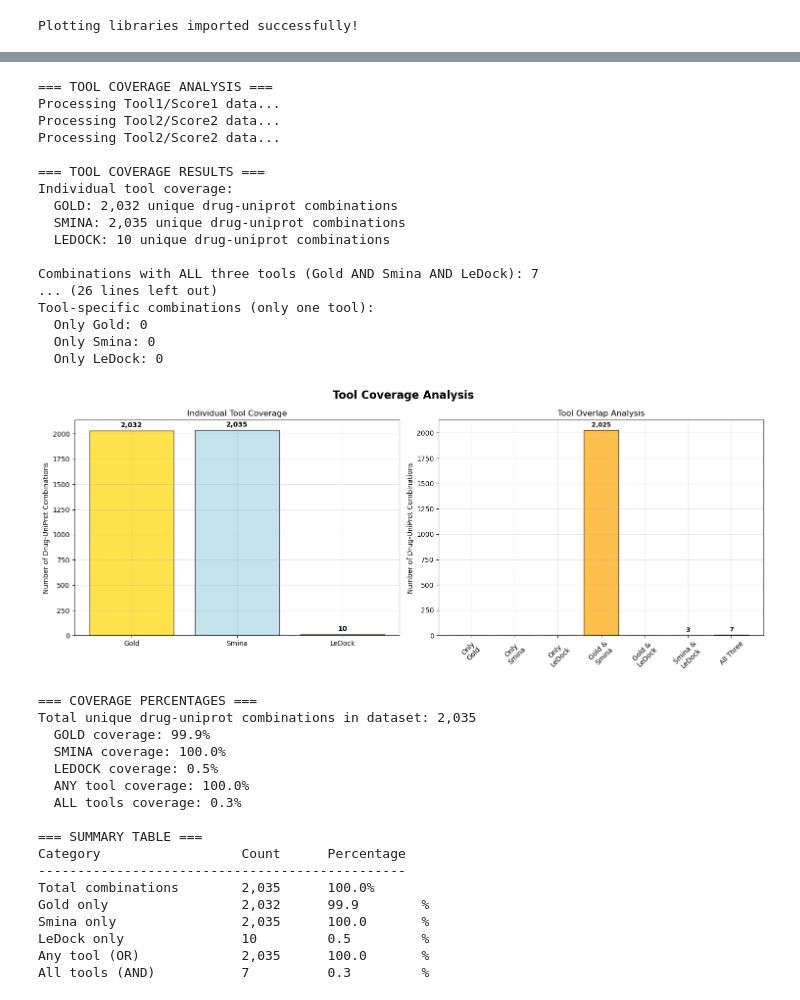
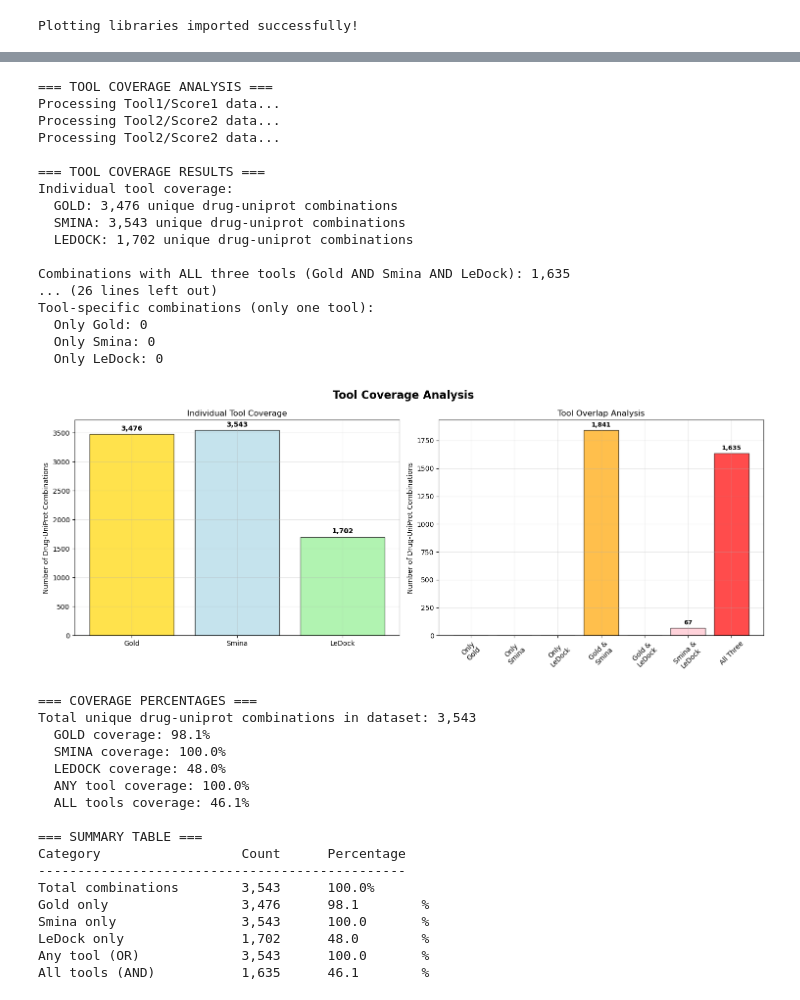
Before and after one commit to costbio/analyze_consensusdock, a Jupyter notebook: analysis_cons_dock_2025_07_05.ipynb, the cells around one changed output, grey strips where cells are left out. Saved outputs shown, nothing was run; the diff lists cells and outputs as text; code cells hidden in the pictures.

```diff
--- a/analysis_cons_dock_2025_07_05.ipynb
+++ b/analysis_cons_dock_2025_07_05.ipynb
@@ -828,10 +1113,10 @@ Max RMSD:            41.977          37.502          -4.475
 # %%
 # Drug and Gene Performance Analysis Plots (with scoring cutoffs)
 
-if not combined_data.is_empty() and rmsd_columns and 'filtered_data' in globals():
+if not combined_results.is_empty() and rmsd_columns and 'filtered_data' in globals():
     rmsd_col = rmsd_columns[0]
 
-    # Convert filtered data to pandas for easier plotting
+    # Convert filtered data to pandas only for plotting (minimal usage)
     plot_data = filtered_data.to_pandas()
 
     # Create figure with subplots
@@ -933,7 +1218,7 @@ if not combined_data.is_empty() and rmsd_columns and 'filtered_data' in globals(
 
     # Compare with unfiltered data
     print(f"\n=== FILTERING IMPACT ON PERFORMANCE ===")
-    unfiltered_plot_data = combined_data.to_pandas()
+    unfiltered_plot_data = combined_results.to_pandas()
 
     # Drug comparison
     unfiltered_drug_perf = unfiltered_plot_data.groupby('drugbank_id')[rmsd_col].agg(['min']).reset_index()
@@ -947,7 +1232,7 @@ if not combined_data.is_empty() and rmsd_columns and 'filtered_data' in globals(
     unfiltered_gene_count = len(unfiltered_gene_perf)
     print(f"Genes with data: {unfiltered_gene_count} -> {filtered_gene_count} (retained {(filtered_gene_count/unfiltered_gene_count)*100:.1f}%)")
 
-elif not combined_data.is_empty() and rmsd_columns:
+elif not combined_results.is_empty() and rmsd_columns:
     print("Warning: Filtered data not available. Please run the cell with scoring cutoffs first.")
 else:
     print("No RMSD data available for plotting.")
@@ -1152,14 +1251,14 @@ else:
 # %%
 # Score Distributions Analysis (Best Scores per Drug-UniProt Combination)
 
-if not combined_data.is_empty():
+if not combined_results.is_empty():
     print("=== SCORE DISTRIBUTIONS ANALYSIS ===")
 
     # Check if we have Tool and Score columns
-    has_tool1 = 'Tool1' in combined_data.columns
-    has_tool2 = 'Tool2' in combined_data.columns
-    has_score1 = 'Score1' in combined_data.columns
-    has_score2 = 'Score2' in combined_data.columns
+    has_tool1 = 'Tool1' in combined_results.columns
+    has_tool2 = 'Tool2' in combined_results.columns
+    has_score1 = 'Score1' in combined_results.columns
+    has_score2 = 'Score2' in combined_results.columns
 
     if (has_tool1 and has_score1) or (has_tool2 and has_score2):
         # Create figure for score distributions
@@ -1175,7 +1274,7 @@ if not combined_data.is_empty():
 
             # Get best scores for each drug-uniprot combination by tool
             for tool_name in ['GOLD', 'SMINA', 'LEDOCK']:
-                tool_subset = combined_data.filter(
+                tool_subset = combined_results.filter(
                     pl.col('Tool1').str.to_uppercase().str.contains(tool_name)
                 )
 
@@ -1202,7 +1301,7 @@ if not combined_data.is_empty():
 
             # Get best scores for each drug-uniprot combination by tool
             for tool_name in ['GOLD', 'SMINA', 'LEDOCK']:
-                tool_subset = combined_data.filter(
+                tool_subset = combined_results.filter(
                     pl.col('Tool2').str.to_uppercase().str.contains(tool_name)
                 )
 
@@ -1417,14 +1515,14 @@ SMINA:
 # %%
 # Tool Coverage Analysis - Drug-UniProt Combinations by Tool
 
-if not combined_data.is_empty():
+if not combined_results.is_empty():
     print("=== TOOL COVERAGE ANALYSIS ===")
 
     # Check if we have Tool and Score columns
-    has_tool1 = 'Tool1' in combined_data.columns
-    has_tool2 = 'Tool2' in combined_data.columns
-    has_score1 = 'Score1' in combined_data.columns
-    has_score2 = 'Score2' in combined_data.columns
+    has_tool1 = 'Tool1' in combined_results.columns
+    has_tool2 = 'Tool2' in combined_results.columns
+    has_score1 = 'Score1' in combined_results.columns
+    has_score2 = 'Score2' in combined_results.columns
 
     if (has_tool1 and has_score1) or (has_tool2 and has_score2):
 
@@ -1442,11 +1540,11 @@ if not combined_data.is_empty():
             for tool_name in ['GOLD', 'SMINA', 'LEDOCK']:
                 if tool_name == 'LEDOCK':
                     # Check for both LEDOCK and LEDOCK variations
-                    tool_subset = combined_data.filter(
+                    tool_subset = combined_results.filter(
                         pl.col('Tool1').str.to_uppercase().str.contains('LEDOCK')
                     )
                 else:
-                    tool_subset = combined_data.filter(
+                    tool_subset = combined_results.filter(
                         pl.col('Tool1').str.to_uppercase() == tool_name
                     )
 
@@ -1462,11 +1560,11 @@ if not combined_data.is_empty():
             for tool_name in ['GOLD', 'SMINA', 'LEDOCK']:
                 if tool_name == 'LEDOCK':
                     # Check for both LEDOCK and LEDOCK variations
-                    tool_subset = combined_data.filter(
+                    tool_subset = combined_results.filter(
                         pl.col('Tool2').str.to_uppercase().str.contains('LEDOCK')
                     )
                 else:
-                    tool_subset = combined_data.filter(
+                    tool_subset = combined_results.filter(
                         pl.col('Tool2').str.to_uppercase() == tool_name
                     )
 
@@ -1555,7 +1653,7 @@ if not combined_data.is_empty():
         plt.show()
 
         # Calculate percentages
-        total_combinations = combined_data.select(['drugbank_id', 'uniprot_id']).unique().height
+        total_combinations = combined_results.select(['drugbank_id', 'uniprot_id']).unique().height
         print(f"\n=== COVERAGE PERCENTAGES ===")
         print(f"Total unique drug-uniprot combinations in dataset: {total_combinations:,}")
 
@@ -1572,52 +1670,52 @@ if not combined_data.is_empty():
         # Summary table
         print(f"\n=== SUMMARY TABLE ===")
         print(f"{'Category':<25} {'Count':<10} {'Percentage':<12}")
         print("-" * 47)
         print(f"{'Total combinations':<25} {total_combinations:<10,} {'100.0%':<12}")
         print(f"{'Gold only':<25} {len(tool_combinations['GOLD']):<10,} {(len(tool_combinations['GOLD'])/total_combinations)*100:<12.1f}%")
         print(f"{'Smina only':<25} {len(tool_combinations['SMINA']):<10,} {(len(tool_combinations['SMINA'])/total_combinations)*100:<12.1f}%")
         print(f"{'LeDock only':<25} {len(tool_combinations['LEDOCK']):<10,} {(len(tool_combinations['LEDOCK'])/total_combinations)*100:<12.1f}%")
         print(f"{'Any tool (OR)':<25} {len(any_tool):<10,} {any_tool_percentage:<12.1f}%")
         print(f"{'All tools (AND)':<25} {len(all_tools):<10,} {all_tools_percentage:<12.1f}%")
 
     else:
         print("No Tool/Score columns found in the dataset.")
 
 else:
     print("No data available for tool coverage analysis.")
 # %% [output]
 === TOOL COVERAGE ANALYSIS ===
 Processing Tool1/Score1 data...
 Processing Tool2/Score2 data...
 Processing Tool2/Score2 data...
 
 === TOOL COVERAGE RESULTS ===
 Individual tool coverage:
-  GOLD: 2,032 unique drug-uniprot combinations
-  SMINA: 2,035 unique drug-uniprot combinations
-  LEDOCK: 10 unique drug-uniprot combinations
+  GOLD: 3,476 unique drug-uniprot combinations
+  SMINA: 3,543 unique drug-uniprot combinations
+  LEDOCK: 1,702 unique drug-uniprot combinations
 
-Combinations with ALL three tools (Gold AND Smina AND LeDock): 7
+Combinations with ALL three tools (Gold AND Smina AND LeDock): 1,635
 ... (26 lines left out)
 Tool-specific combinations (only one tool):
   Only Gold: 0
   Only Smina: 0
   Only LeDock: 0
-[figure, old version]
+[figure, new version]
 === COVERAGE PERCENTAGES ===
-Total unique drug-uniprot combinations in dataset: 2,035
-  GOLD coverage: 99.9%
+Total unique drug-uniprot combinations in dataset: 3,543
+  GOLD coverage: 98.1%
   SMINA coverage: 100.0%
-  LEDOCK coverage: 0.5%
+  LEDOCK coverage: 48.0%
   ANY tool coverage: 100.0%
-  ALL tools coverage: 0.3%
+  ALL tools coverage: 46.1%
 
 === SUMMARY TABLE ===
 Category                  Count      Percentage
 -----------------------------------------------
-Total combinations        2,035      100.0%
-Gold only                 2,032      99.9        %
-Smina only                2,035      100.0       %
-LeDock only               10         0.5         %
-Any tool (OR)             2,035      100.0       %
-All tools (AND)           7          0.3         %
+Total combinations        3,543      100.0%
+Gold only                 3,476      98.1        %
+Smina only                3,543      100.0       %
+LeDock only               1,702      48.0        %
+Any tool (OR)             3,543      100.0       %
+All tools (AND)           1,635      46.1        %
```
Also changed, not shown: parts of 18 cells of this notebook, 1 other file.
